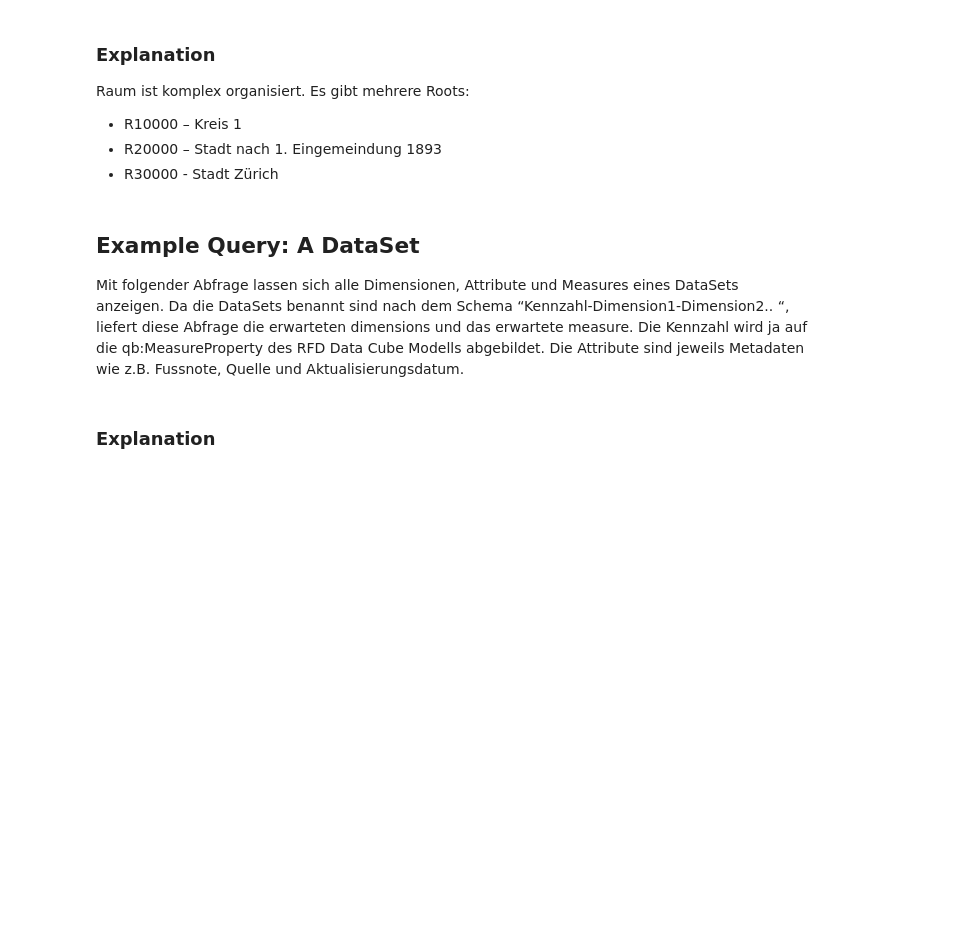
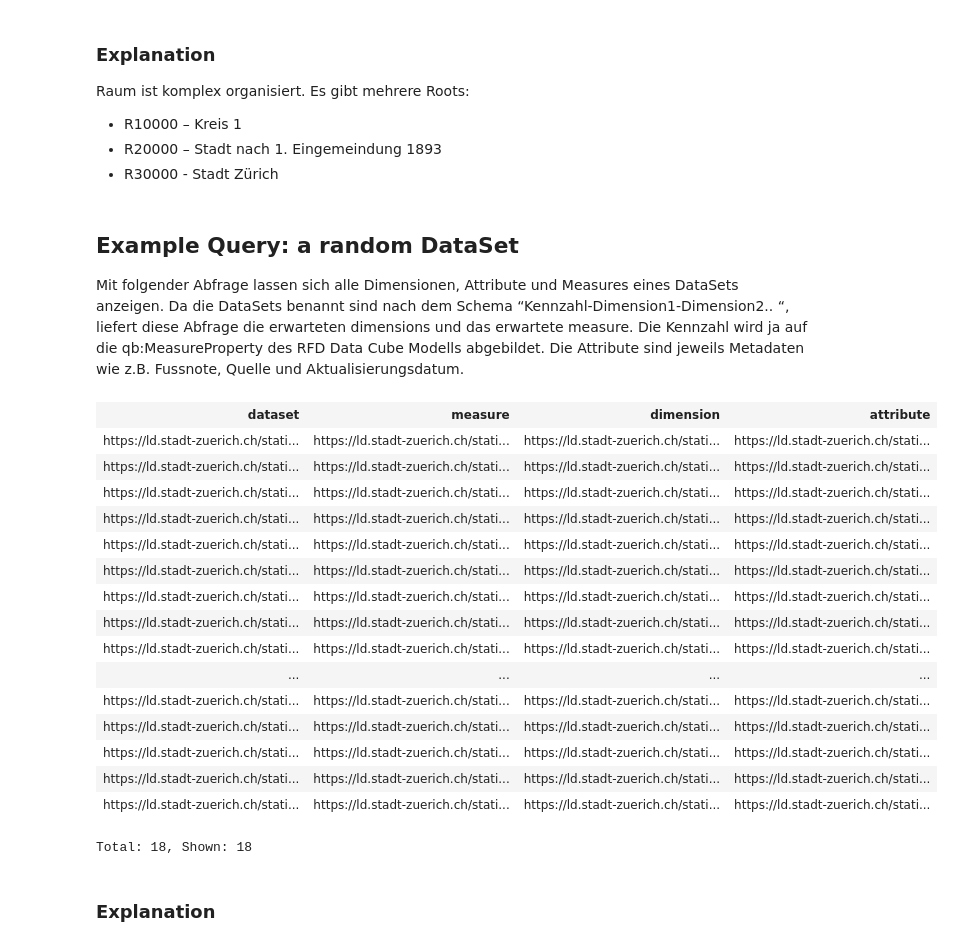
Before and after one commit to StatistikStadtZuerich/documentation, a Jupyter notebook: LOSD_Manual_of_Statistik_Stadt_Zurich.ipynb, the cells around one changed output. Drawn from its saved outputs; the diff is of its cells as text; code cells hidden in the pictures; blank space fills up the shorter version.

```diff
--- a/LOSD_Manual_of_Statistik_Stadt_Zurich.ipynb
+++ b/LOSD_Manual_of_Statistik_Stadt_Zurich.ipynb
@@ -485,37 +762,53 @@ Raum ist komplex organisiert. Es gibt mehrere Roots:
 * R20000 – Stadt nach 1. Eingemeindung 1893
 * R30000 -  Stadt Zürich
 # %% [markdown]
-## Example Query: A DataSet
+## Example Query: a random DataSet
 Mit folgender Abfrage lassen sich alle Dimensionen, Attribute und Measures eines DataSets anzeigen. Da die DataSets benannt sind nach dem Schema “Kennzahl-Dimension1-Dimension2.. “, liefert diese Abfrage die erwarteten dimensions und das erwartete measure. Die Kennzahl wird ja auf die qb:MeasureProperty des RFD Data Cube Modells abgebildet. Die Attribute sind jeweils Metadaten wie z.B. Fussnote, Quelle und Aktualisierungsdatum.
 # %%
 BASE <https://ld.stadt-zuerich.ch/statistics/>
-PREFIX rdf: <http://www.w3.org/1999/02/22-rdf-syntax-ns#>
 PREFIX rdfs: <http://www.w3.org/2000/01/rdf-schema#>
 PREFIX qb: <http://purl.org/linked-data/cube#>
-PREFIX owl: <http://www.w3.org/2002/07/owl#>
 
-#Ein einzelnes DataSet auswählen mit seinen Eigenschaften
-SELECT ?dataset ?dimension ?attribute ?measure WHERE{
-    #Es soll nur ein DataSets ausgewählt werden von Zeile "OFFSET"
+SELECT ?dataset ?measure ?dimension ?attribute
+FROM <https://linked.opendata.swiss/graph/zh/statistics>
+WHERE{
     {
-    SELECT ?datasetIRI WHERE{
-        ?datasetIRI a qb:DataSet.
+    SELECT ?dataset WHERE{
+        ?dataset a qb:DataSet.
         }
-    ORDER BY ?datasetIRI
+    ORDER BY ?dataset
     OFFSET 1
     LIMIT 1
     }
 
     #Von dem ausgewählten DataSet werden die Eigenschaften gesucht
-    ?datasetIRI qb:structure/qb:component [qb:dimension ?dimensionIRI; qb:attribute ?attributeIRI; qb:measure ?measureIRI].
+    ?dataset qb:structure/qb:component [qb:dimension ?dimension; qb:attribute ?attribute; qb:measure ?measure].
 
-    #Der Anschaulichkeit halber werden die PREFIXes nicht angezeigt
-    BIND(STRAFTER(STR(?datasetIRI), STR(<dataset/>)) AS ?dataset).
-    BIND(STRAFTER(STR(?dimensionIRI), STR(<property/>)) AS ?dimension).
-    BIND(STRAFTER(STR(?attributeIRI), STR(<attribute/>)) AS ?attribute).
-    BIND(STRAFTER(STR(?measureIRI), STR(<measure/>)) AS ?measure).
+    #Der Anschaulichkeit halber können IRIs abgekürzt werden
+    #BIND(STRAFTER(STR(?datasetIRI), STR(<dataset/>)) AS ?dataset).
+    #BIND(STRAFTER(STR(?dimensionIRI), STR(<property/>)) AS ?dimension).
+    #BIND(STRAFTER(STR(?attributeIRI), STR(<attribute/>)) AS ?attribute).
+    #BIND(STRAFTER(STR(?measureIRI), STR(<measure/>)) AS ?measure).
 }
 ORDER BY ?dimension
+# %% [output]
+| dataset | measure | dimension | attribute |
+| https://ld.stadt-zuerich.ch/stati... | https://ld.stadt-zuerich.ch/stati... | https://ld.stadt-zuerich.ch/stati... | https://ld.stadt-zuerich.ch/stati... |
+| https://ld.stadt-zuerich.ch/stati... | https://ld.stadt-zuerich.ch/stati... | https://ld.stadt-zuerich.ch/stati... | https://ld.stadt-zuerich.ch/stati... |
+| https://ld.stadt-zuerich.ch/stati... | https://ld.stadt-zuerich.ch/stati... | https://ld.stadt-zuerich.ch/stati... | https://ld.stadt-zuerich.ch/stati... |
+| https://ld.stadt-zuerich.ch/stati... | https://ld.stadt-zuerich.ch/stati... | https://ld.stadt-zuerich.ch/stati... | https://ld.stadt-zuerich.ch/stati... |
+| https://ld.stadt-zuerich.ch/stati... | https://ld.stadt-zuerich.ch/stati... | https://ld.stadt-zuerich.ch/stati... | https://ld.stadt-zuerich.ch/stati... |
+| https://ld.stadt-zuerich.ch/stati... | https://ld.stadt-zuerich.ch/stati... | https://ld.stadt-zuerich.ch/stati... | https://ld.stadt-zuerich.ch/stati... |
+| https://ld.stadt-zuerich.ch/stati... | https://ld.stadt-zuerich.ch/stati... | https://ld.stadt-zuerich.ch/stati... | https://ld.stadt-zuerich.ch/stati... |
+| https://ld.stadt-zuerich.ch/stati... | https://ld.stadt-zuerich.ch/stati... | https://ld.stadt-zuerich.ch/stati... | https://ld.stadt-zuerich.ch/stati... |
+| https://ld.stadt-zuerich.ch/stati... | https://ld.stadt-zuerich.ch/stati... | https://ld.stadt-zuerich.ch/stati... | https://ld.stadt-zuerich.ch/stati... |
+| ... | ... | ... | ... |
+| https://ld.stadt-zuerich.ch/stati... | https://ld.stadt-zuerich.ch/stati... | https://ld.stadt-zuerich.ch/stati... | https://ld.stadt-zuerich.ch/stati... |
+| https://ld.stadt-zuerich.ch/stati... | https://ld.stadt-zuerich.ch/stati... | https://ld.stadt-zuerich.ch/stati... | https://ld.stadt-zuerich.ch/stati... |
+| https://ld.stadt-zuerich.ch/stati... | https://ld.stadt-zuerich.ch/stati... | https://ld.stadt-zuerich.ch/stati... | https://ld.stadt-zuerich.ch/stati... |
+| https://ld.stadt-zuerich.ch/stati... | https://ld.stadt-zuerich.ch/stati... | https://ld.stadt-zuerich.ch/stati... | https://ld.stadt-zuerich.ch/stati... |
+| https://ld.stadt-zuerich.ch/stati... | https://ld.stadt-zuerich.ch/stati... | https://ld.stadt-zuerich.ch/stati... | https://ld.stadt-zuerich.ch/stati... |
+Total: 18, Shown: 18
 # %% [markdown]
 ### Explanation
 # %% [markdown]
```
Also changed, not shown: parts of 72 cells of this notebook.
